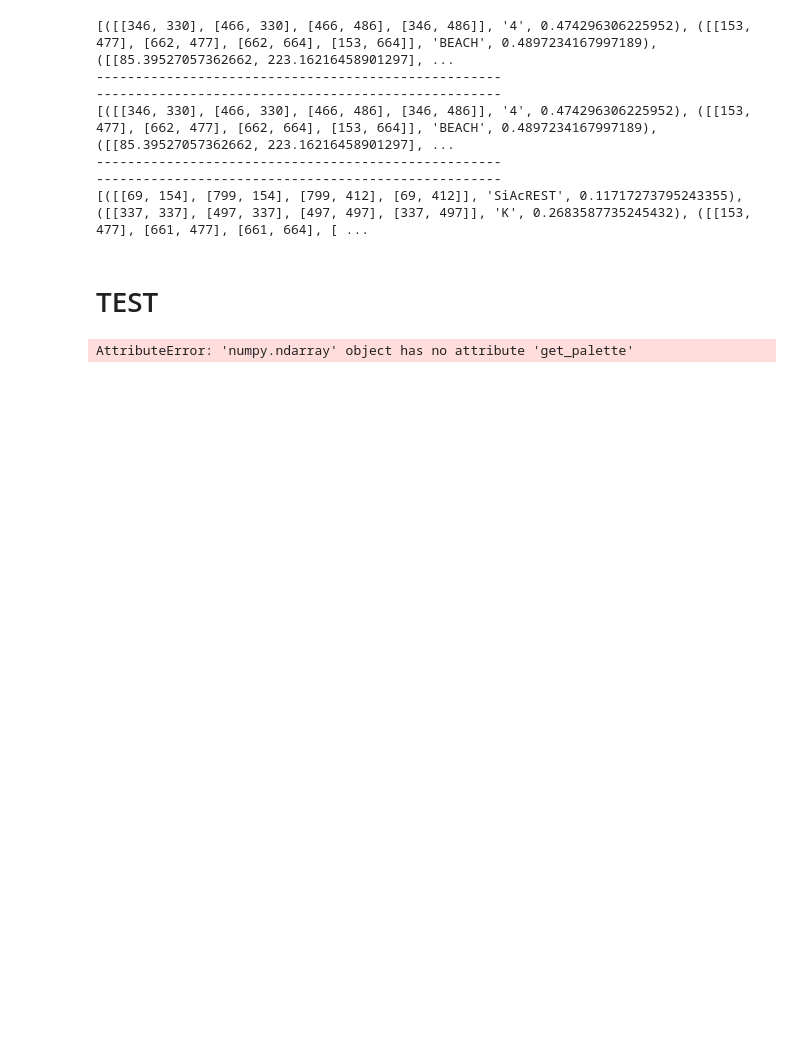
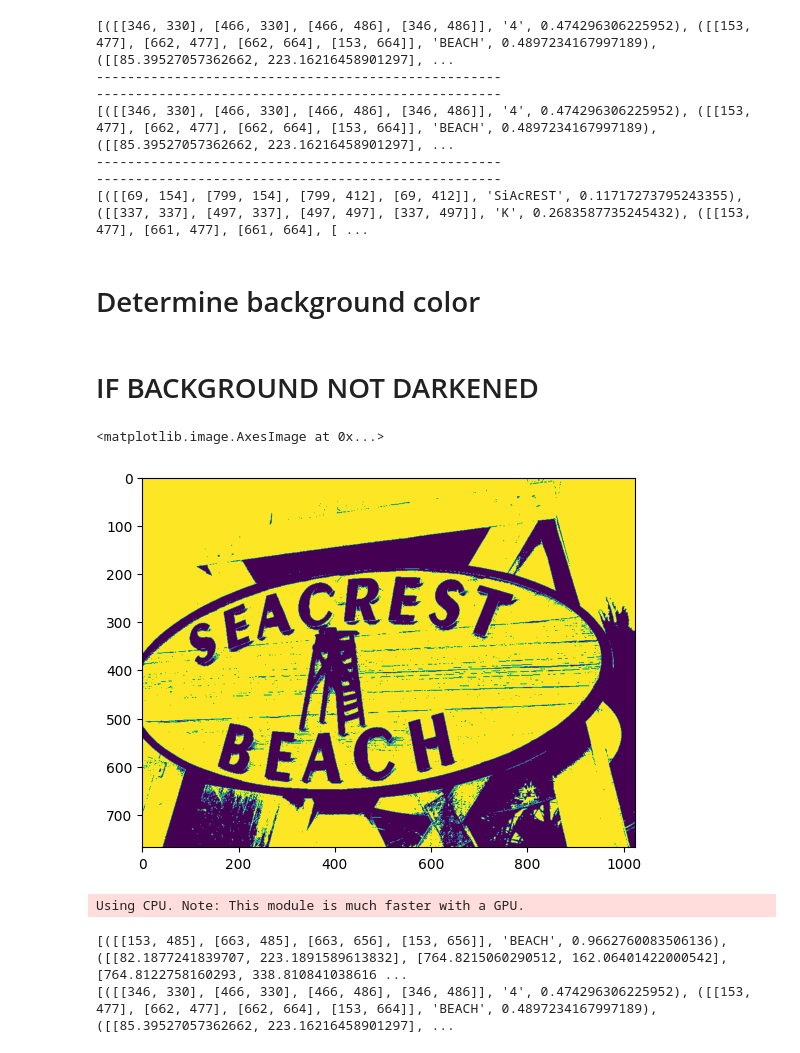
Before and after one commit to nosakail/OCR, a Jupyter notebook: experimental-framework/get_best_parameters.ipynb, the cells around one changed output. Saved outputs shown, nothing was run; the diff lists cells and outputs as text; code cells hidden in the pictures; blank space fills up the shorter version.

Commit message:
add fonction to recognise background darkened, some experimentation with this

```diff
--- a/experimental-framework/get_best_parameters.ipynb
+++ b/experimental-framework/get_best_parameters.ipynb
@@ -48,24 +48,59 @@ Using CPU. Note: This module is much faster with a GPU.
 ----------------------------------------------------
 [([[69, 154], [799, 154], [799, 412], [69, 412]], 'SiAcREST', 0.11717273795243355), ([[337, 337], [497, 337], [497, 497], [337, 497]], 'K', 0.2683587735245432), ([[153, 477], [661, 477], [661, 664], [ ...
 # %% [markdown]
-# TEST
+# Determine background color
 # %%
 from colorthief import ColorThief
-img = cv2.imread('test/image002.jpg')
 
-# Extraire la palette de couleurs dominantes
-palette = img.get_palette(color_count=2)
 
-# Sélectionner la couleur dominante
-background_color = palette[0]
+def is_background_darkened(img_path):
+    ct = ColorThief(img_path)
+    dominent_color = ct.get_color(quality=1)
+    #print(dominent_color)
+    #plt.imshow([dominent_color])
+    #plt.show()
 
-# Convertir la couleur en niveaux de gris
-gray = np.dot(background_color[0:3], [0.299, 0.587, 0.114])
+    # Convertir la couleur en niveaux de gris
+    gray = np.dot(dominent_color[0:3], [0.299, 0.587, 0.114])
 
-# Déterminer si la couleur du background est claire ou foncée
-if gray > 128:
-    print("La couleur du background est claire.")
-else:
-    print("La couleur du background est foncée.")
+    # Déterminer si la couleur du background est claire ou foncée
+    if gray > 128:
+        return False
+    else:
+        return True
+
+#path = 'test/image001.jpg'
+#result = is_background_darkened(path)
+#print(result)
-# %% [output]
-AttributeError: 'numpy.ndarray' object has no attribute 'get_palette'
+# %% [markdown]
+# IF BACKGROUND NOT DARKENED
+# %%
+# Lire l'image
+img = cv2.imread('test/image002.jpg')
+
+# Convertir l'image en niveaux de gris
+gray = cv2.cvtColor(img, cv2.COLOR_BGR2GRAY)
+
+# Appliquer le seuillage
+_, thresh = cv2.threshold(gray, 127, 255, cv2.THRESH_BINARY_INV)
+
+# Inverser les couleurs
+inverted = cv2.bitwise_not(thresh)
+
+# Afficher l'image résultante
+plt.imshow(inverted)
+# %% [output]
+<matplotlib.image.AxesImage at 0x...>
+[figure, added]
+# %%
+reader = easyocr.Reader(['en'], gpu = False)#create reader with english langage
+result_1 = reader.readtext(inverted, decoder='beamsearch') #img de base avec bfilter et beamsearch
+result_2 = reader.readtext(bfilter, decoder='wordbeamsearch')# img de base avec bfilter et wordbeamsearch
+# %% [output]
+Using CPU. Note: This module is much faster with a GPU.
+# %%
+print(result_1)
+print(result_2)
+# %% [output]
+[([[153, 485], [663, 485], [663, 656], [153, 656]], 'BEACH', 0.9662760083506136), ([[82.1877241839707, 223.1891589613832], [764.8215060290512, 162.06401422000542], [764.8122758160293, 338.810841038616 ...
+[([[346, 330], [466, 330], [466, 486], [346, 486]], '4', 0.474296306225952), ([[153, 477], [662, 477], [662, 664], [153, 664]], 'BEACH', 0.4897234167997189), ([[85.39527057362662, 223.16216458901297], ...
```
Also changed, not shown: parts of 3 cells of this notebook, 1 other file.
